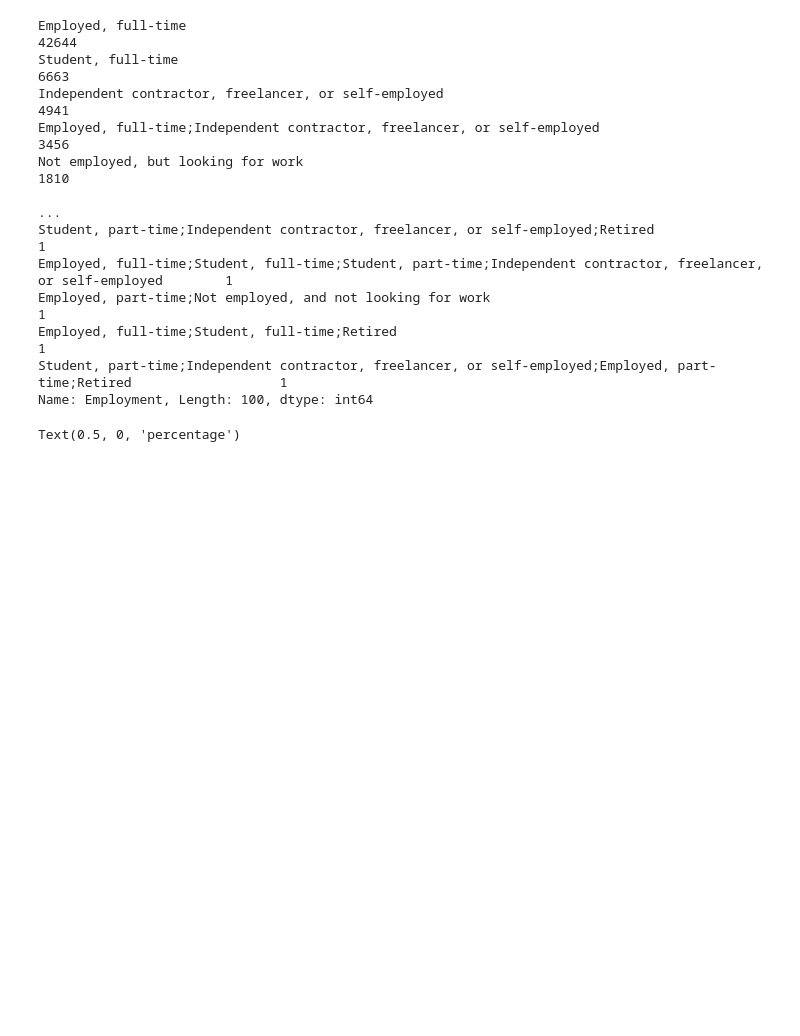
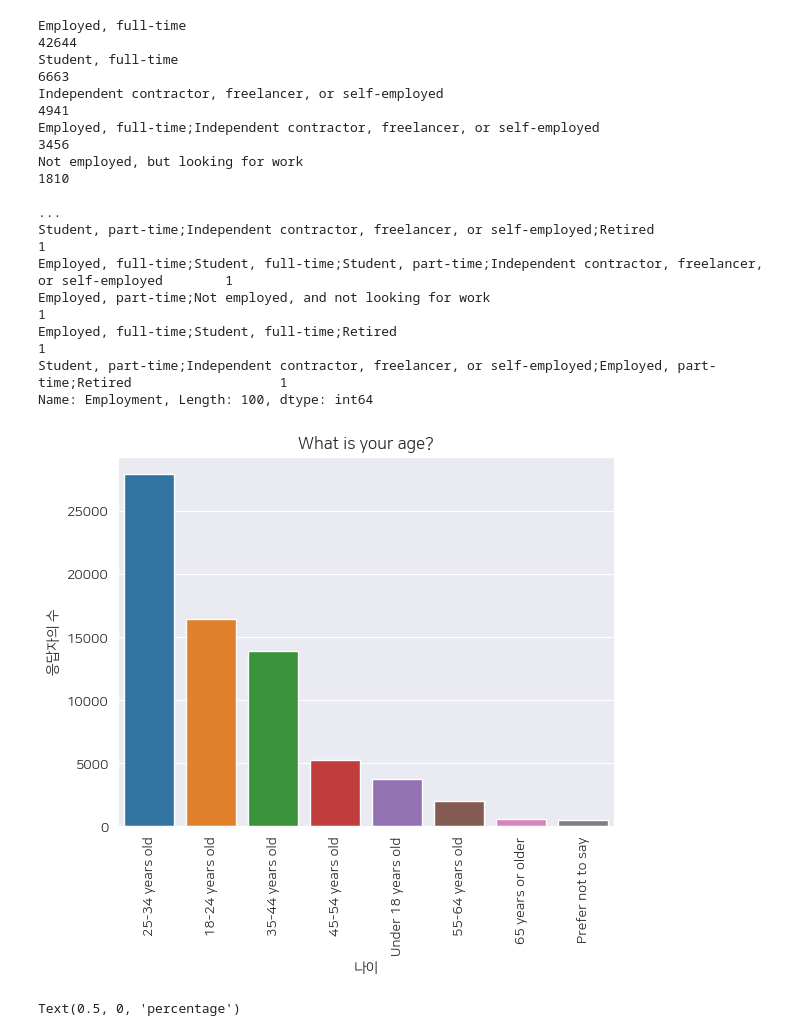
Before and after one commit to giokim6070/pythonbasic, a Jupyter notebook: 230315/Seaborn2.ipynb, the cells around one changed output. Drawn from its saved outputs; the diff is of its cells as text; code cells hidden in the pictures; blank space fills up the shorter version.

```diff
--- a/230315/Seaborn2.ipynb
+++ b/230315/Seaborn2.ipynb
@@ -626,12 +626,14 @@ Employed, full-time;Student, full-time;Retired
 Student, part-time;Independent contractor, freelancer, or self-employed;Employed, part-time;Retired                   1
 Name: Employment, Length: 100, dtype: int64
 # %%
-sns.barplot(x = age_counts.index, y = age_counts.valuesr)
+sns.barplot(x = age_counts.index, y = age_counts.values)
 plt.title('What is your age?')
 plt.xticks(rotation = 90)
 plt.xlabel('나이')
 plt.ylabel('응답자의 수')
 plt.show()
+# %% [output]
+[figure, added]
 # %%
 employment = survey_df["Employment"].value_counts(True, ascending=False).head(15)
 sns.barplot(x=employment, y=employment.index)
```
Also changed, not shown: parts of 18 cells of this notebook, 4 other files.
